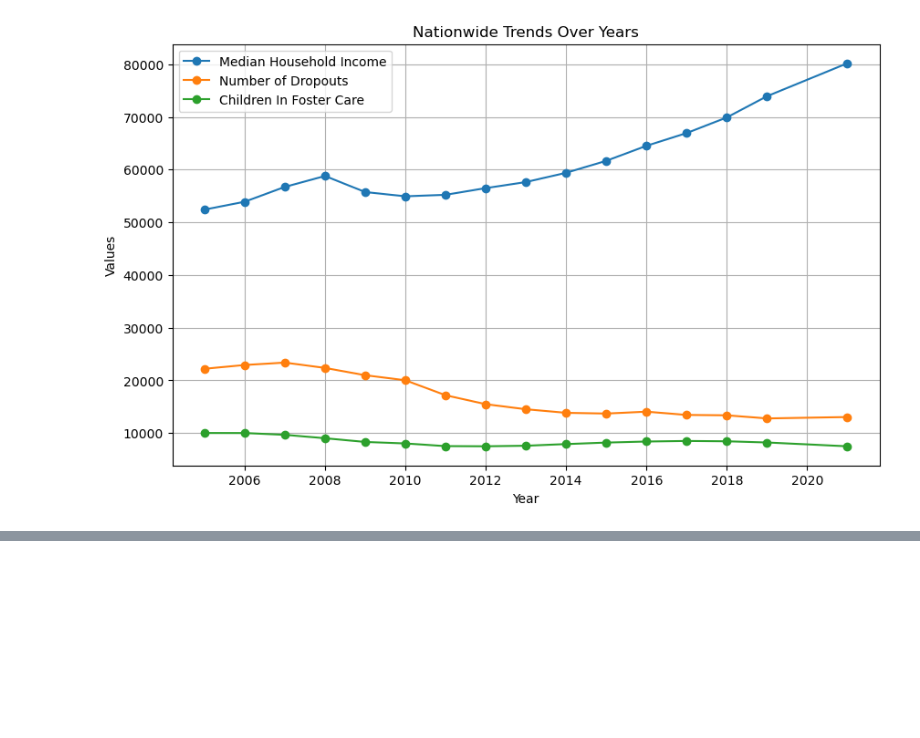
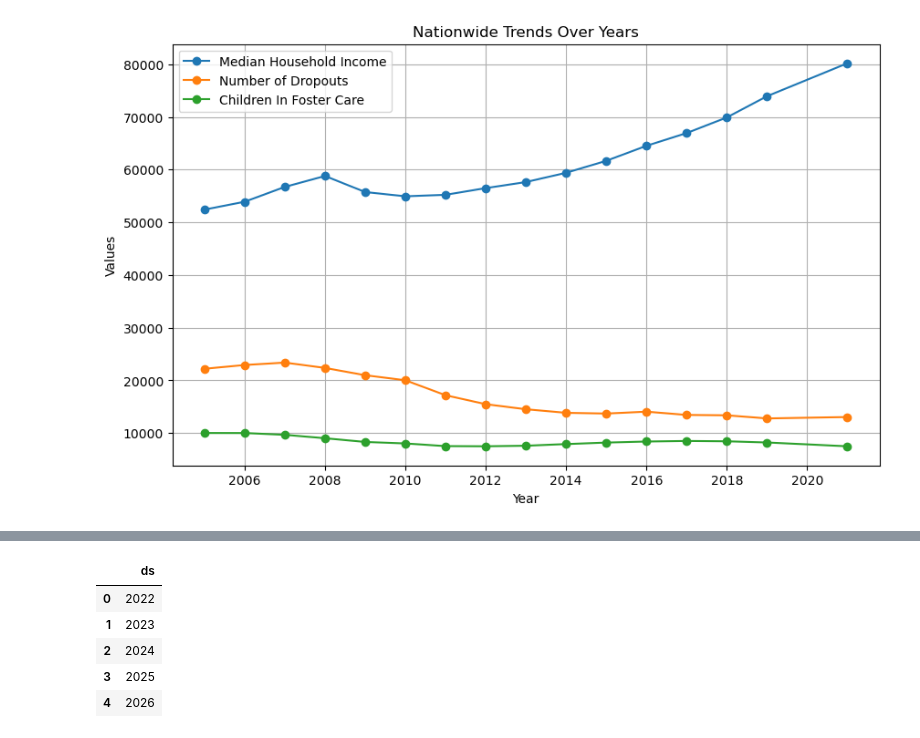
Before and after one commit to lordegraves/exploring_data_in_foster_care, a Jupyter notebook: DR_data_exploration.ipynb, the cells around one changed output, grey strips where cells are left out. Cells and saved outputs as stored; diff of their text form; code cells hidden in the pictures; blank space fills up the shorter version.

```diff
--- a/DR_data_exploration.ipynb
+++ b/DR_data_exploration.ipynb
@@ -614,0 +663,12 @@ plt.show()
+# %%
+#create future timeseries data to predict onto
+future_dates = pd.DataFrame({'ds': ['2022', '2023', '2024', '2025', '2026']})
+future_dates['ds'] = pd.to_datetime(future_dates['ds'], format='%Y').dt.year
+future_dates
+# %% [output]
+|  | ds |
+| 0 | 2022 |
+| 1 | 2023 |
+| 2 | 2024 |
+| 3 | 2025 |
+| 4 | 2026 |
```
Also changed, not shown: parts of 8 cells of this notebook.
